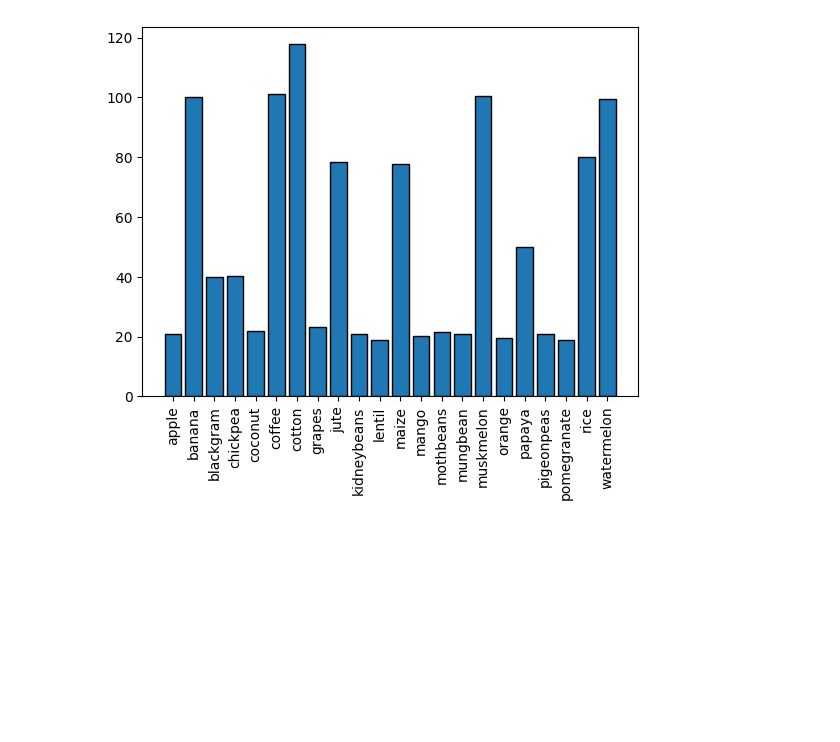
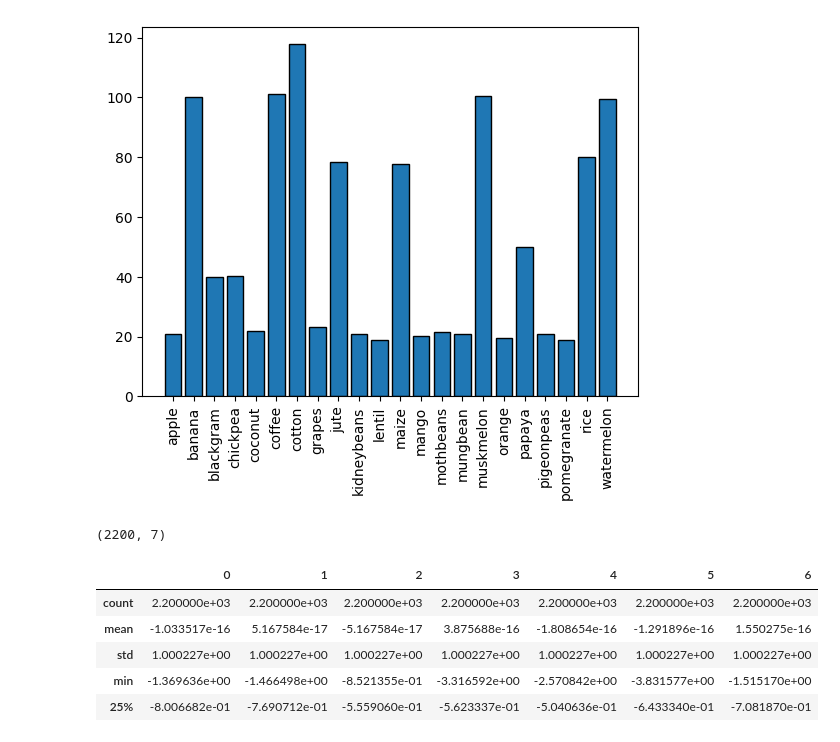
Before and after one commit to Akshatjangid/Python-Training, a Jupyter notebook: Machine_Learning/unsupervised_learning/knn/main.ipynb, the cells around one changed output. Cells and saved outputs as stored; diff of their text form; code cells hidden in the pictures; blank space fills up the shorter version.

```diff
--- a/Machine_Learning/unsupervised_learning/knn/main.ipynb
+++ b/Machine_Learning/unsupervised_learning/knn/main.ipynb
@@ -109,0 +112,21 @@ plt.show()
+# %%
+## standardscaler -- normalizition is used to scale the data to a standard normal distribution and it is used to bring all the features to the same scale
+## e.g. if one feature is in the range of 0-1 and another feature is in the range of 0-1000, then the second feature will dominate the first feature
+## outlierss --> is a data point that is significantly different from the rest of the data points in the dataset
+## standardscaler is used to scale the data to a standard normal distribution with mean=0
+from sklearn.preprocessing import StandardScaler
+sc=StandardScaler()
+x_transformed=sc.fit_transform(x)
+x_transformed.shape
+# %% [output]
+(2200, 7)
+# %%
+desc=pd.DataFrame(x_transformed).describe()  # this describe function gives the statistical summary of the dataset, it includes count, mean, std, min, 25%, 50%, 75%, max
+desc.head()
+# %% [output]
+|  | 0 | 1 | 2 | 3 | 4 | 5 | 6 |
+| count | 2.200000e+03 | 2.200000e+03 | 2.200000e+03 | 2.200000e+03 | 2.200000e+03 | 2.200000e+03 | 2.200000e+03 |
+| mean | -1.033517e-16 | 5.167584e-17 | -5.167584e-17 | 3.875688e-16 | -1.808654e-16 | -1.291896e-16 | 1.550275e-16 |
+| std | 1.000227e+00 | 1.000227e+00 | 1.000227e+00 | 1.000227e+00 | 1.000227e+00 | 1.000227e+00 | 1.000227e+00 |
+| min | -1.369636e+00 | -1.466498e+00 | -8.521355e-01 | -3.316592e+00 | -2.570842e+00 | -3.831577e+00 | -1.515170e+00 |
+| 25% | -8.006682e-01 | -7.690712e-01 | -5.559060e-01 | -5.623337e-01 | -5.040636e-01 | -6.433340e-01 | -7.081870e-01 |
```
Also changed, not shown: parts of 17 cells of this notebook, 27 other files.
